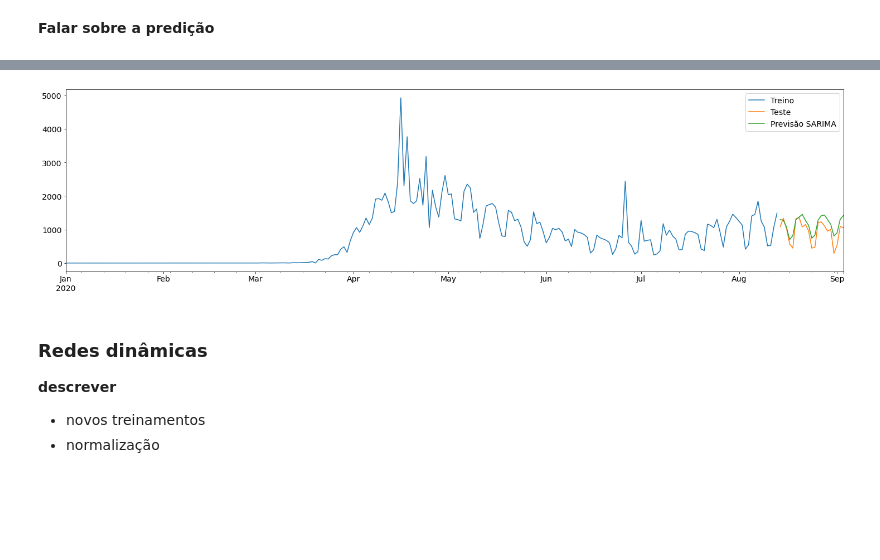
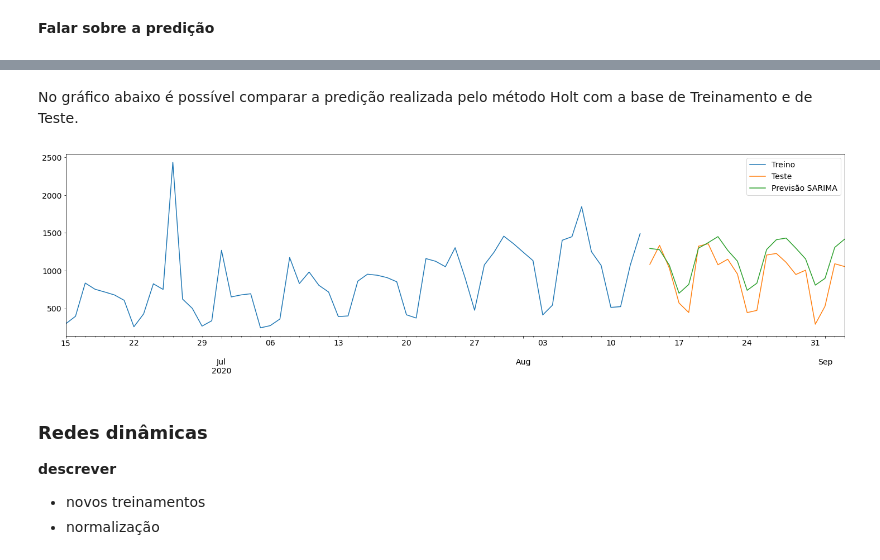
Before and after one commit to guilourenzo/mba-usp, a Jupyter notebook: APRENDIZADO DINÂMICO/PROJETO FINAL/GuilhermeLourenco_FINAL.ipynb, the cells around one changed output, grey strips where cells are left out. Saved outputs shown, nothing was run; the diff lists cells and outputs as text; code cells hidden in the pictures; blank space fills up the shorter version.

```diff
--- a/APRENDIZADO DINÂMICO/PROJETO FINAL/GuilhermeLourenco_FINAL.ipynb
+++ b/APRENDIZADO DINÂMICO/PROJETO FINAL/GuilhermeLourenco_FINAL.ipynb
@@ -472,9 +470,11 @@ No gráfico abaixo é possível comparar a predição realizada pelo método Hol
+# %% [markdown]
+No gráfico abaixo é possível comparar a predição realizada pelo método Holt com a base de Treinamento e de Teste.
 # %%
-treino.deaths.plot(legend=True, label='Treino')
+treino['deaths'].iloc[-60:].plot(legend=True, label='Treino')
 teste.deaths.plot(legend=True, label='Teste')
 pred_SARIMA.plot(legend=True, label='Previsão SARIMA');
 # %% [output]
-[figure, old version]
+[figure, new version]
 # %% [markdown]
 ### Redes dinâmicas
 
```
Also changed, not shown: parts of 23 cells of this notebook, 2 other files.
